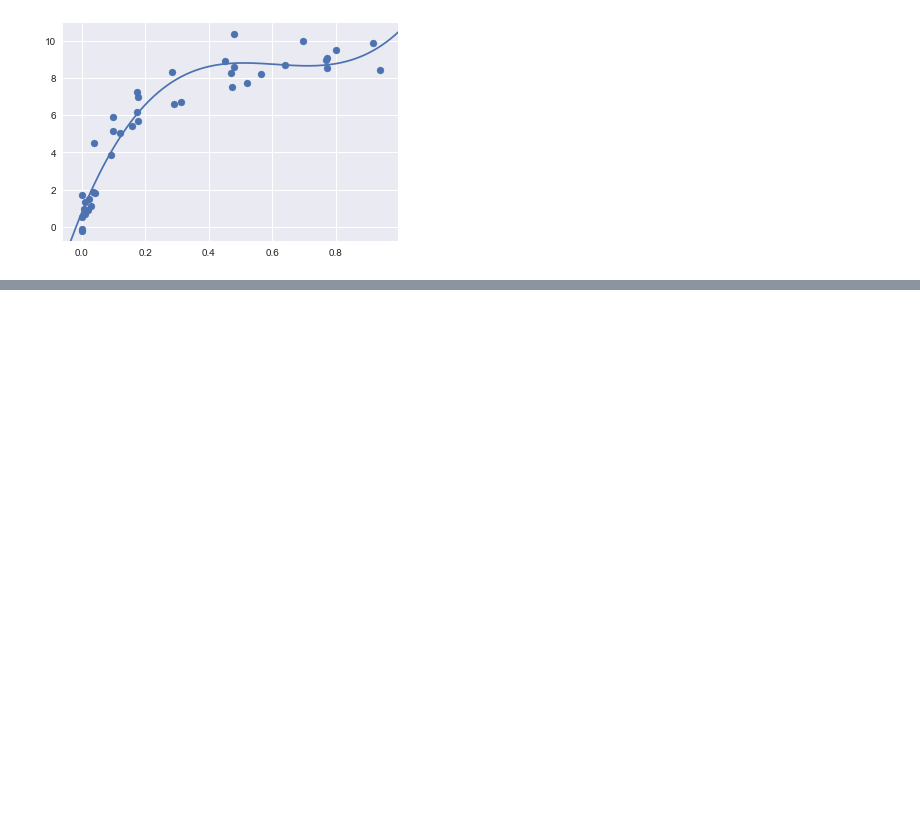
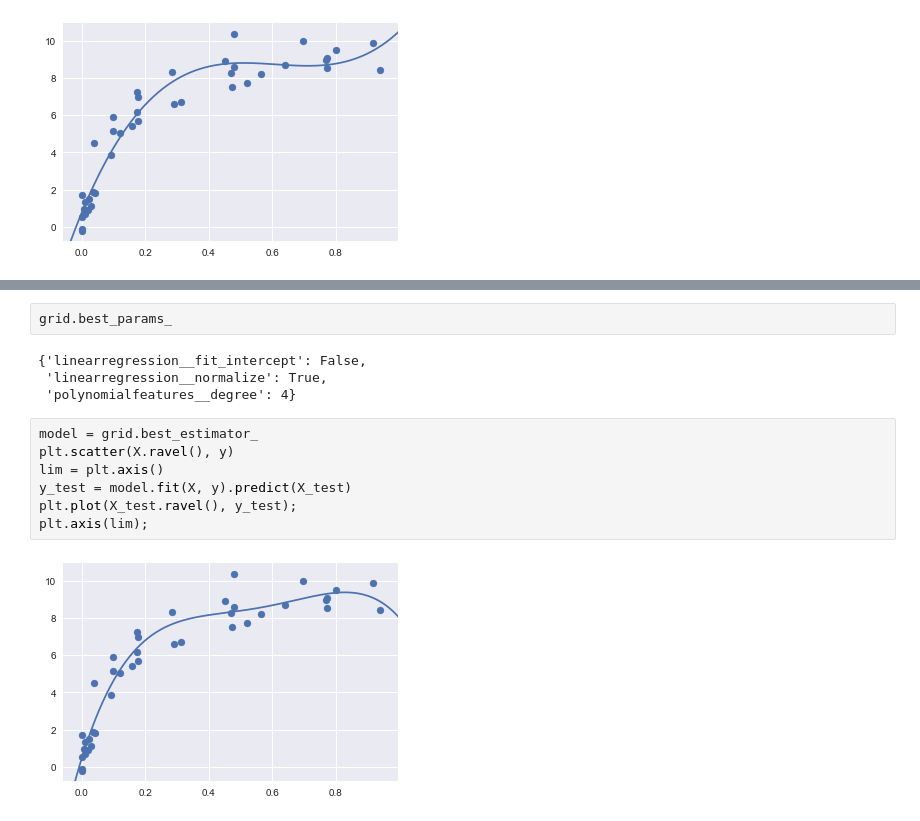
Before and after one commit to matrix-yang/machine_learn_record, a Jupyter notebook: ML100day/day45_scikit_learn.ipynb, the cells around one changed output, grey strips where cells are left out. Cells and saved outputs as stored; diff of their text form; blank space fills up the shorter version.

```diff
--- a/ML100day/day45_scikit_learn.ipynb
+++ b/ML100day/day45_scikit_learn.ipynb
@@ -109,0 +161,15 @@ plt.axis(lim);
+# %%
+grid.best_params_
+# %% [output]
+{'linearregression__fit_intercept': False,
+ 'linearregression__normalize': True,
+ 'polynomialfeatures__degree': 4}
+# %%
+model = grid.best_estimator_
+plt.scatter(X.ravel(), y)
+lim = plt.axis()
+y_test = model.fit(X, y).predict(X_test)
+plt.plot(X_test.ravel(), y_test);
+plt.axis(lim);
+# %% [output]
+[figure, added]
```
Also changed, not shown: parts of 6 cells of this notebook, 1 other file.
